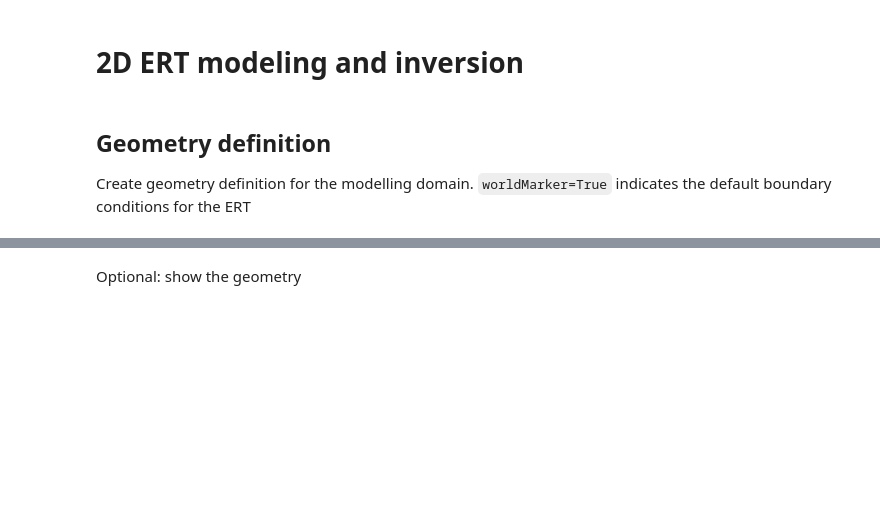
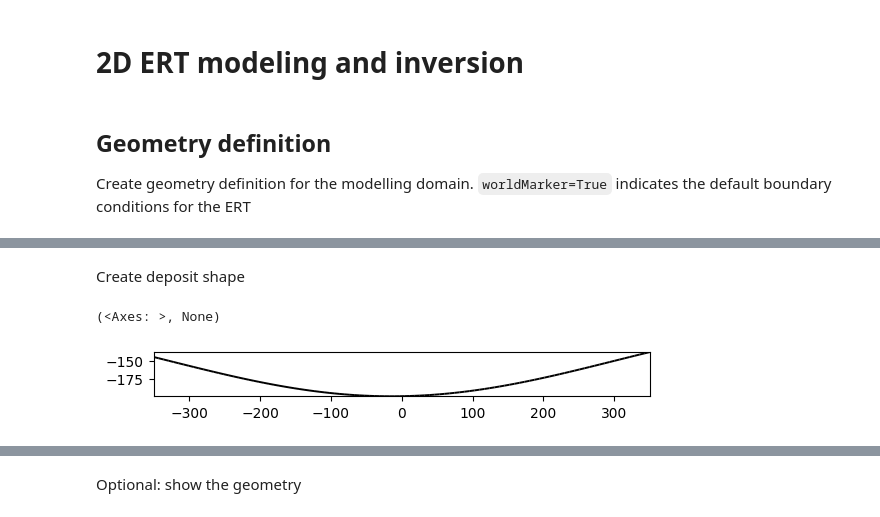
Before and after one commit to jcmefra/Aguas_Vichy, a Jupyter notebook: ERT.ipynb, the cells around one changed output, grey strips where cells are left out. Cells and saved outputs as stored; diff of their text form; code cells hidden in the pictures; blank space fills up the shorter version.

```diff
--- a/ERT.ipynb
+++ b/ERT.ipynb
@@ -30,0 +22,10 @@ Merge geometry definition into a Piecewise Linear Complex (PLC)
+# %% [markdown]
+Create deposit shape
+# %%
+x = np.linspace(-350, 350, 100)
+y = -150 + 50 * np.sin((x-300) / 200)
+concave_shape = mt.createPolygon(np.column_stack((x, y)), isClosed=False, marker=1)
+pg.show(concave_shape)
+# %% [output]
+(<Axes: >, None)
+[figure, added]
```
Also changed, not shown: parts of 15 cells of this notebook, 1 other file.
